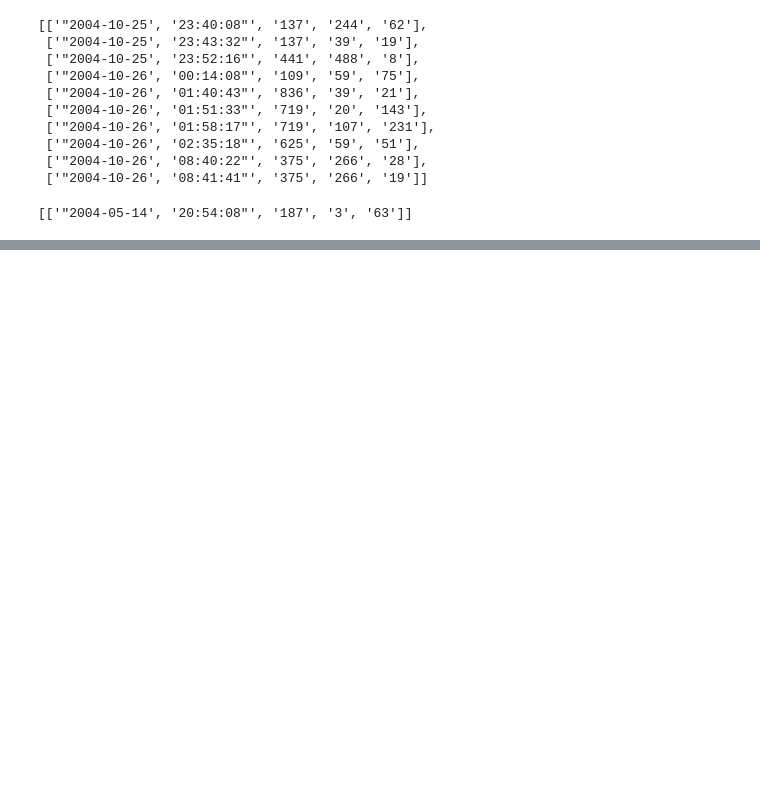
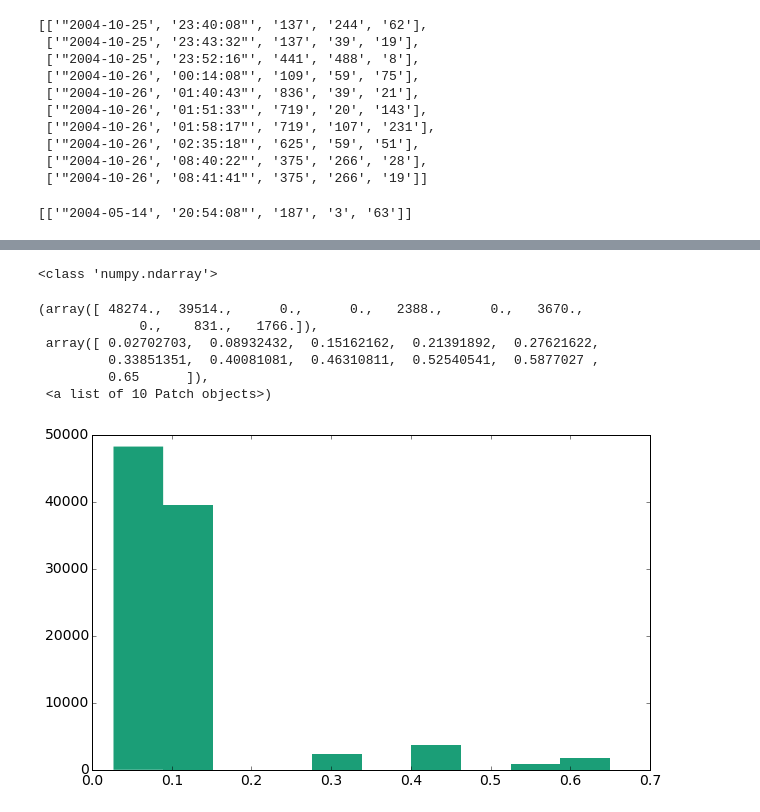
Before and after one commit to psiwiera/python_modeling, a Jupyter notebook: Graph_analysis/Neo4j dataset exploration (Python3).ipynb, the cells around one changed output, grey strips where cells are left out. Saved outputs shown, nothing was run; the diff lists cells and outputs as text; code cells hidden in the pictures; blank space fills up the shorter version.

```diff
--- a/Graph_analysis/Neo4j dataset exploration (Python3).ipynb
+++ b/Graph_analysis/Neo4j dataset exploration (Python3).ipynb
@@ -192,0 +211,2 @@ data_array[1:2]
+# %%
+data_results = pd.read_csv("output_scores.csv", sep=',')
@@ -192,0 +231,14 @@ data_array[1:2]
+# %%
+import matplotlib.pyplot as plt
+
+print(type(data_results[['prob_class_1']].as_matrix()))
+plt.hist(data_results[['prob_class_1']].as_matrix())
+# %% [output]
+<class 'numpy.ndarray'>
+(array([ 48274.,  39514.,      0.,      0.,   2388.,      0.,   3670.,
+             0.,    831.,   1766.]),
+ array([ 0.02702703,  0.08932432,  0.15162162,  0.21391892,  0.27621622,
+         0.33851351,  0.40081081,  0.46310811,  0.52540541,  0.5877027 ,
+         0.65      ]),
+ <a list of 10 Patch objects>)
+[figure, added]
```
Also changed, not shown: parts of 10 cells of this notebook, 9 other files.
